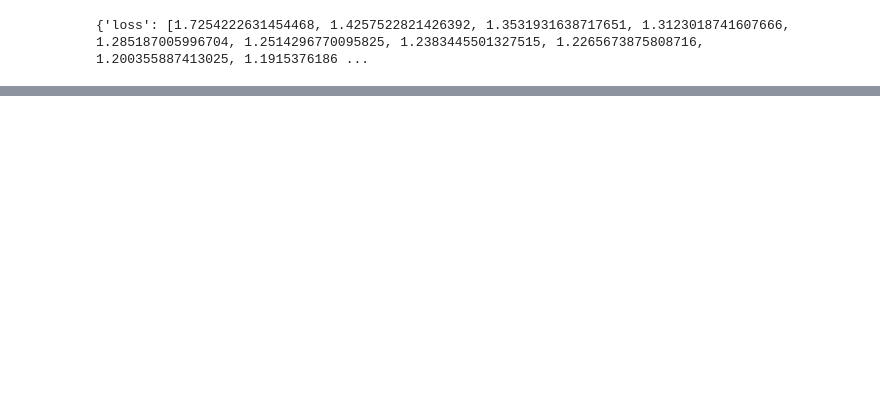
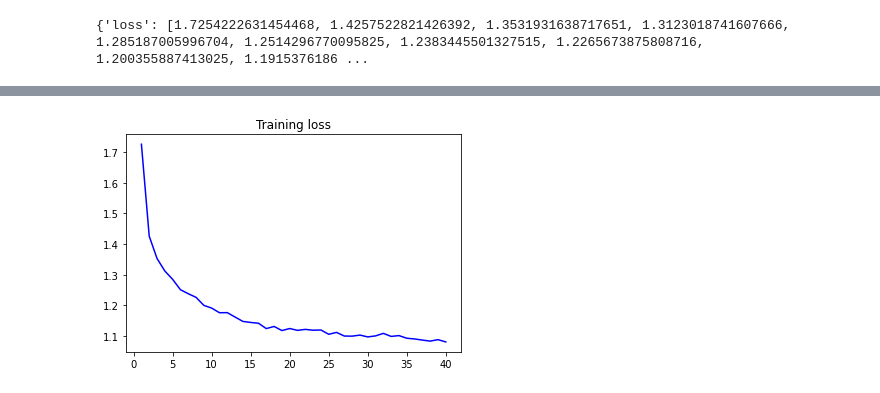
Before and after one commit to lehoangnam040/MSE-TEM501, a Jupyter notebook: TEM501_task1.ipynb, the cells around one changed output, grey strips where cells are left out. Cells and saved outputs as stored; diff of their text form; code cells hidden in the pictures; blank space fills up the shorter version.

```diff
--- a/TEM501_task1.ipynb
+++ b/TEM501_task1.ipynb
@@ -255,0 +230,6 @@ predict('xét_nghiệm beta dạ bsĩ mới chuyển phôi bviện mỹ_đức n
+# %%
+plt.plot(epochs, loss, 'b', label='Training loss')
+plt.title('Training loss')
+plt.savefig('training_loss.png')
+# %% [output]
+[figure, added]
```
Also changed, not shown: parts of 24 cells of this notebook, 11 other files.
